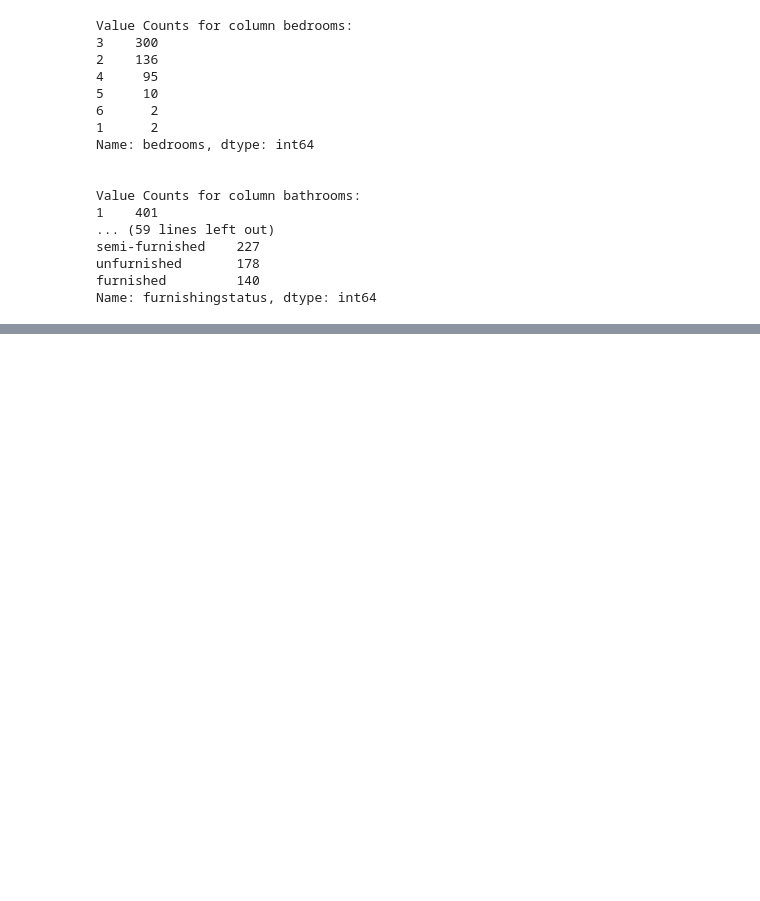
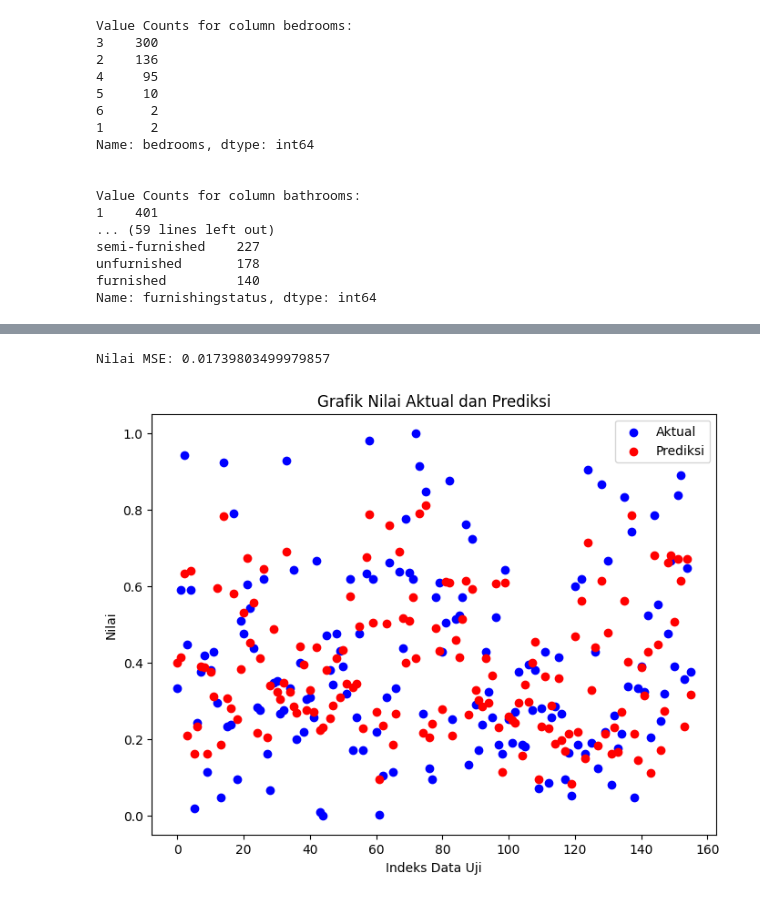
Before and after one commit to nadeap/Fullstack-DS, a Jupyter notebook: SerkomDS/Housepredict.ipynb, the cells around one changed output, grey strips where cells are left out. Saved outputs shown, nothing was run; the diff lists cells and outputs as text; code cells hidden in the pictures; blank space fills up the shorter version.

```diff
--- a/SerkomDS/Housepredict.ipynb
+++ b/SerkomDS/Housepredict.ipynb
@@ -143,0 +248,2 @@ Name: furnishingstatus, dtype: int64
+# %%
+x_train, x_test, y_train, y_test = train_test_split(x,y,train_size=0.7,random_state=42)
@@ -143,0 +254,5 @@ Name: furnishingstatus, dtype: int64
+# %%
+model = LinearRegression()
+parameters = {'normalize': [True, False], 'fit_intercept': [True, False]}
+grid_search = GridSearchCV(model, parameters, scoring='neg_mean_squared_error', cv=5)
+grid_search.fit(x_train, y_train)
@@ -143,0 +287,3 @@ Name: furnishingstatus, dtype: int64
+# %%
+modelLN = LinearRegression(normalize=True, fit_intercept=True)
+modelLN.fit(x_train,y_train)
@@ -143,0 +305,20 @@ Name: furnishingstatus, dtype: int64
+# %%
+y_pred = modelLN.predict(x_test)
+# %%
+mse = mean_squared_error(y_test, y_pred)
+print(f'Nilai MSE: {mse}')
+# %% [output]
+Nilai MSE: 0.01739803499979857
+# %%
+plt.figure(figsize=(8, 6))
+plt.scatter(range(len(y_test)), y_test, color='blue', label='Aktual')
+plt.scatter(range(len(y_test)), y_pred, color='red', label='Prediksi')
+
+plt.title('Grafik Nilai Aktual dan Prediksi')
+plt.xlabel('Indeks Data Uji')
+plt.ylabel('Nilai')
+
+plt.legend()
+plt.show()
+# %% [output]
+[figure, added]
```
Also changed, not shown: parts of 26 cells of this notebook.
